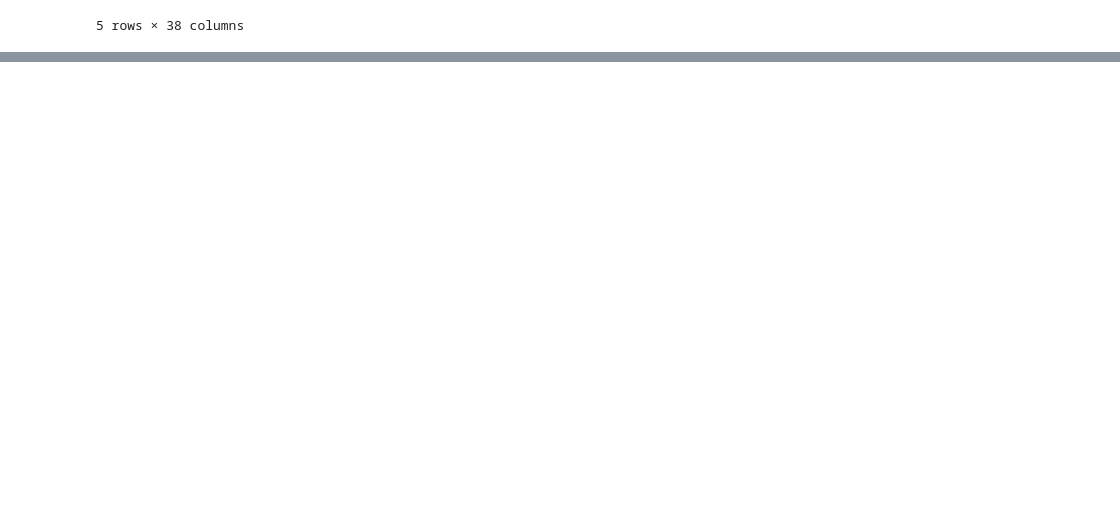
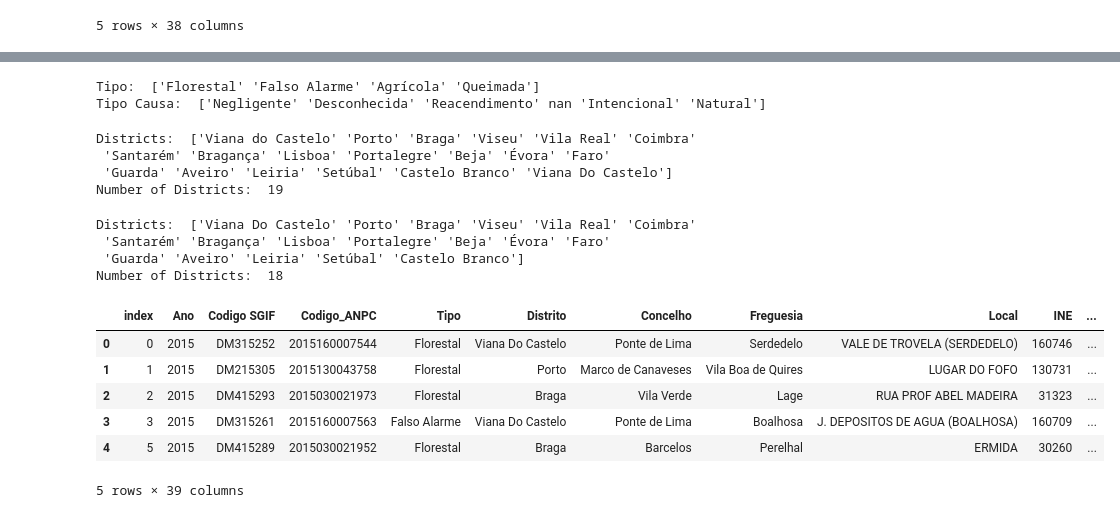
Before and after one commit to Sandokhan/mdse-stats, a Jupyter notebook: wildfire.ipynb, the cells around one changed output, grey strips where cells are left out. Drawn from its saved outputs; the diff is of its cells as text; code cells hidden in the pictures; blank space fills up the shorter version.

```diff
--- a/wildfire.ipynb
+++ b/wildfire.ipynb
@@ -20,0 +46,37 @@ df.head()
+# %%
+print("Tipo: ", df.Tipo.unique())
+print("Tipo Causa: ", df.TipoCausa.unique())
+# %% [output]
+Tipo:  ['Florestal' 'Falso Alarme' 'Agrícola' 'Queimada']
+Tipo Causa:  ['Negligente' 'Desconhecida' 'Reacendimento' nan 'Intencional' 'Natural']
+# %%
+print("Districts: ", df.Distrito.unique())
+print("Number of Districts: ", df.Distrito.nunique())
+# %% [output]
+Districts:  ['Viana do Castelo' 'Porto' 'Braga' 'Viseu' 'Vila Real' 'Coimbra'
+ 'Santarém' 'Bragança' 'Lisboa' 'Portalegre' 'Beja' 'Évora' 'Faro'
+ 'Guarda' 'Aveiro' 'Leiria' 'Setúbal' 'Castelo Branco' 'Viana Do Castelo']
+Number of Districts:  19
+# %%
+df['Distrito'] = df.Distrito.str.title()
+print("Districts: ", df.Distrito.unique())
+print("Number of Districts: ", df.Distrito.nunique())
+# %% [output]
+Districts:  ['Viana Do Castelo' 'Porto' 'Braga' 'Viseu' 'Vila Real' 'Coimbra'
+ 'Santarém' 'Bragança' 'Lisboa' 'Portalegre' 'Beja' 'Évora' 'Faro'
+ 'Guarda' 'Aveiro' 'Leiria' 'Setúbal' 'Castelo Branco']
+Number of Districts:  18
+# %%
+# Northen Districts ['Viana Do Castelo', 'Porto', 'Braga','Vila Real', 'Bragança']
+
+north = df.query("Distrito in ('Viana Do Castelo', 'Porto', 'Braga','Vila Real', 'Bragança')")
+north.reset_index(inplace=True)
+north.head()
+# %% [output]
+|  | index | Ano | Codigo SGIF | Codigo_ANPC | Tipo | Distrito | Concelho | Freguesia | Local | INE | ... |
+| 0 | 0 | 2015 | DM315252 | 2015160007544 | Florestal | Viana Do Castelo | Ponte de Lima | Serdedelo | VALE DE TROVELA (SERDEDELO) | 160746 | ... |
+| 1 | 1 | 2015 | DM215305 | 2015130043758 | Florestal | Porto | Marco de Canaveses | Vila Boa de Quires | LUGAR DO FOFO | 130731 | ... |
+| 2 | 2 | 2015 | DM415293 | 2015030021973 | Florestal | Braga | Vila Verde | Lage | RUA PROF ABEL MADEIRA | 31323 | ... |
+| 3 | 3 | 2015 | DM315261 | 2015160007563 | Falso Alarme | Viana Do Castelo | Ponte de Lima | Boalhosa | J. DEPOSITOS DE AGUA (BOALHOSA) | 160709 | ... |
+| 4 | 5 | 2015 | DM415289 | 2015030021952 | Florestal | Braga | Barcelos | Perelhal | ERMIDA | 30260 | ... |
+5 rows × 39 columns
```
Also changed, not shown: parts of 10 cells of this notebook.
